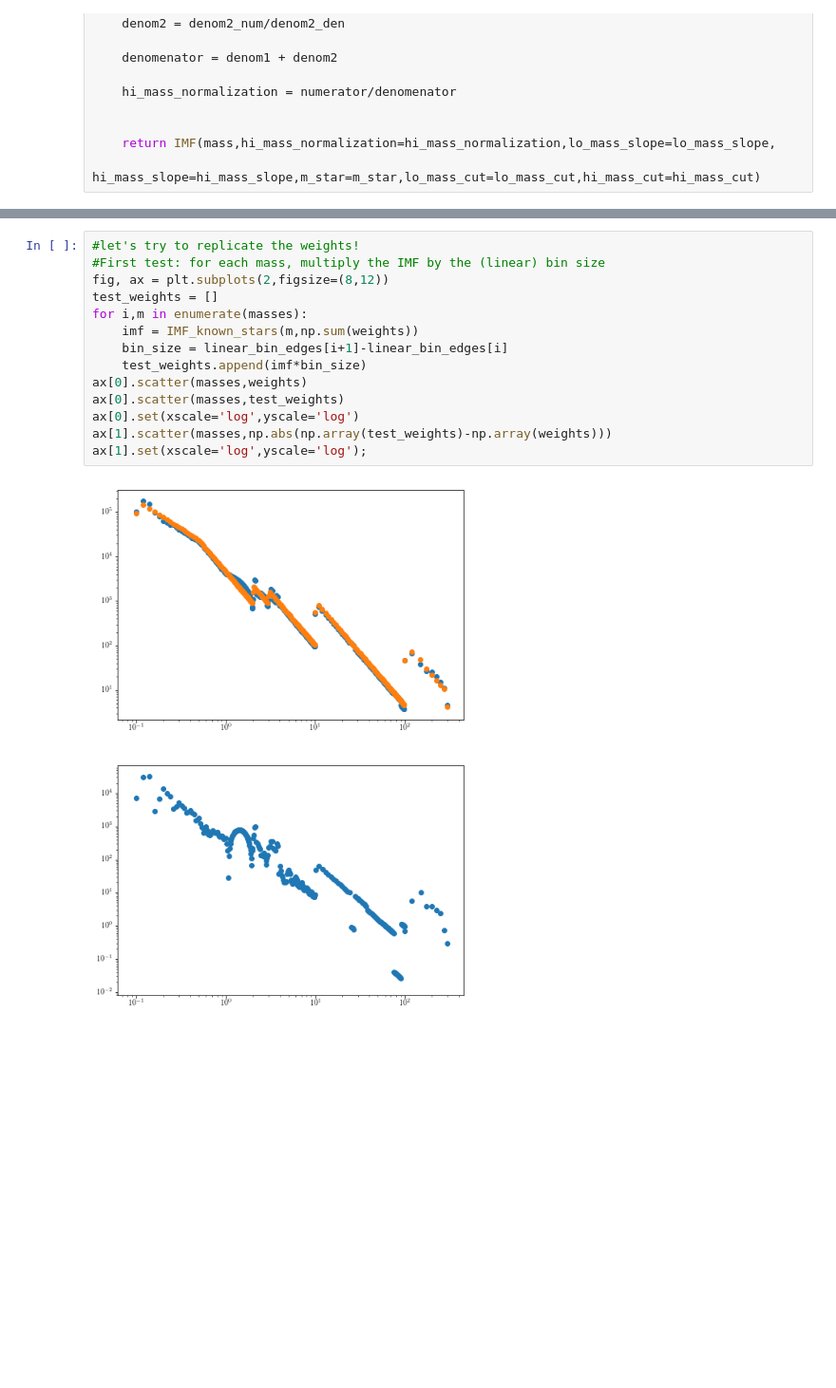
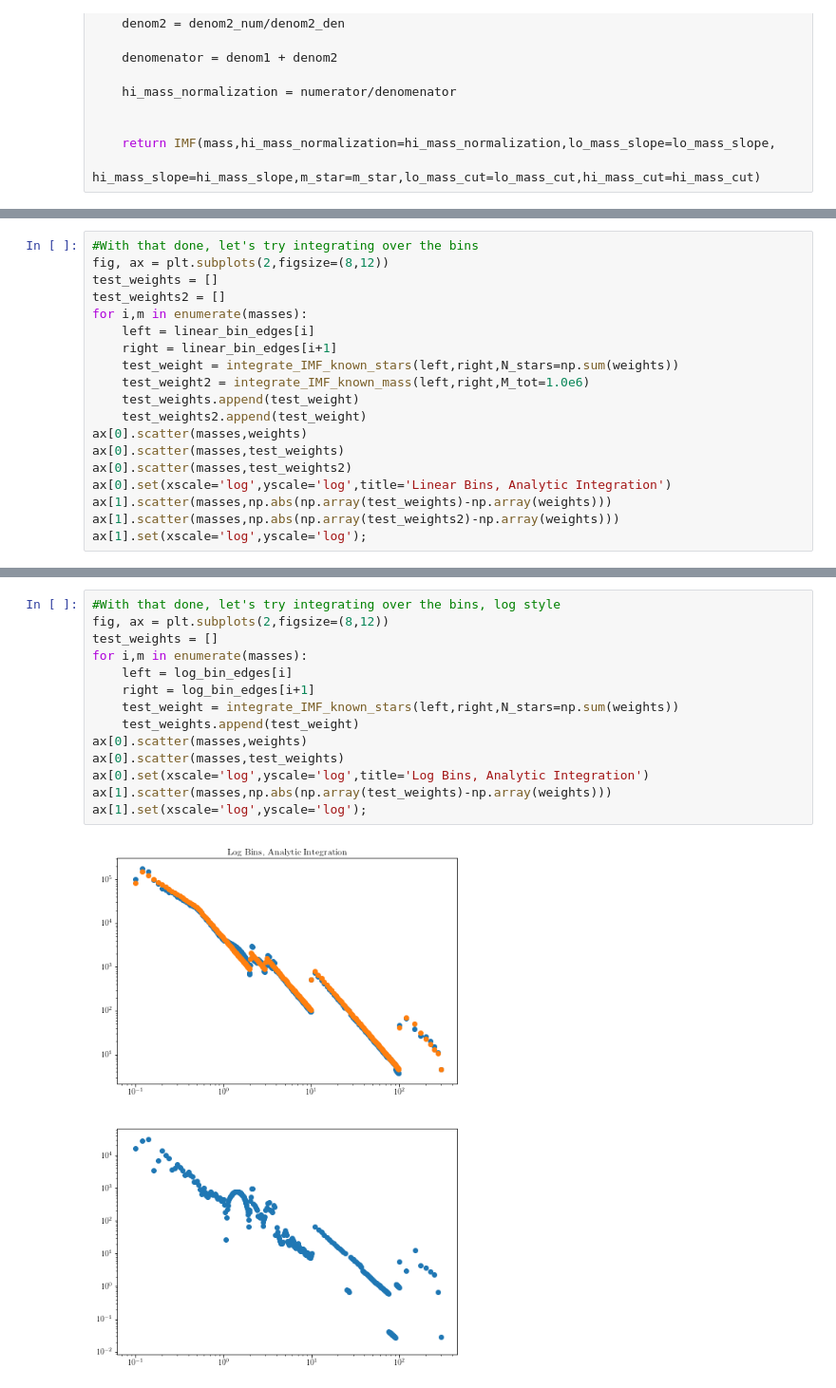
Before and after one commit to tzdwi/Diagnostics, a Jupyter notebook: code/IMF.ipynb, the cells around one changed output, grey strips where cells are left out. Shown at 95% size. Saved outputs shown, nothing was run; the diff lists cells and outputs as text; blank space fills up the shorter version.

```diff
--- a/code/IMF.ipynb
+++ b/code/IMF.ipynb
@@ -147,0 +299,19 @@ plt.scatter(masses,weights)
+# %%
+#With that done, let's try integrating over the bins
+fig, ax = plt.subplots(2,figsize=(8,12))
+test_weights = []
+test_weights2 = []
+for i,m in enumerate(masses):
+    left = linear_bin_edges[i]
+    right = linear_bin_edges[i+1]
+    test_weight = integrate_IMF_known_stars(left,right,N_stars=np.sum(weights))
+    test_weight2 = integrate_IMF_known_mass(left,right,M_tot=1.0e6)
+    test_weights.append(test_weight)
+    test_weights2.append(test_weight)
+ax[0].scatter(masses,weights)
+ax[0].scatter(masses,test_weights)
+ax[0].scatter(masses,test_weights2)
+ax[0].set(xscale='log',yscale='log',title='Linear Bins, Analytic Integration')
+ax[1].scatter(masses,np.abs(np.array(test_weights)-np.array(weights)))
+ax[1].scatter(masses,np.abs(np.array(test_weights2)-np.array(weights)))
+ax[1].set(xscale='log',yscale='log');
@@ -148,16 +324,16 @@ plt.scatter(masses,weights)
 # %%
-#let's try to replicate the weights!
-#First test: for each mass, multiply the IMF by the (linear) bin size
+#With that done, let's try integrating over the bins, log style
 fig, ax = plt.subplots(2,figsize=(8,12))
 test_weights = []
 for i,m in enumerate(masses):
-    imf = IMF_known_stars(m,np.sum(weights))
-    bin_size = linear_bin_edges[i+1]-linear_bin_edges[i]
-    test_weights.append(imf*bin_size)
+    left = log_bin_edges[i]
+    right = log_bin_edges[i+1]
+    test_weight = integrate_IMF_known_stars(left,right,N_stars=np.sum(weights))
+    test_weights.append(test_weight)
 ax[0].scatter(masses,weights)
 ax[0].scatter(masses,test_weights)
-ax[0].set(xscale='log',yscale='log')
+ax[0].set(xscale='log',yscale='log',title='Log Bins, Analytic Integration')
 ax[1].scatter(masses,np.abs(np.array(test_weights)-np.array(weights)))
 ax[1].set(xscale='log',yscale='log');
 # %% [output]
-[figure, old version]
+[figure, new version]
```
Also changed, not shown: parts of 22 cells of this notebook.
